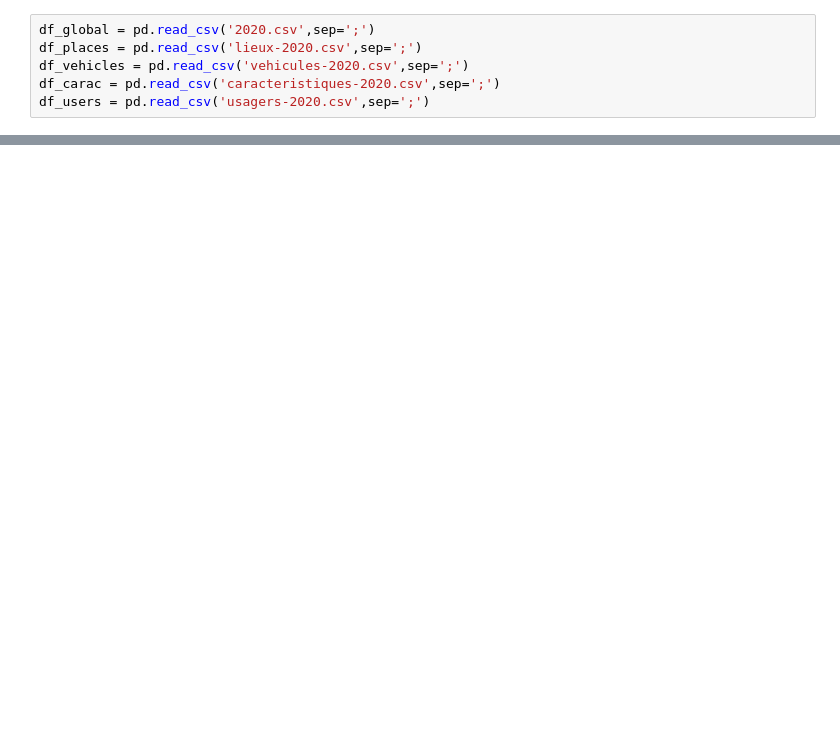
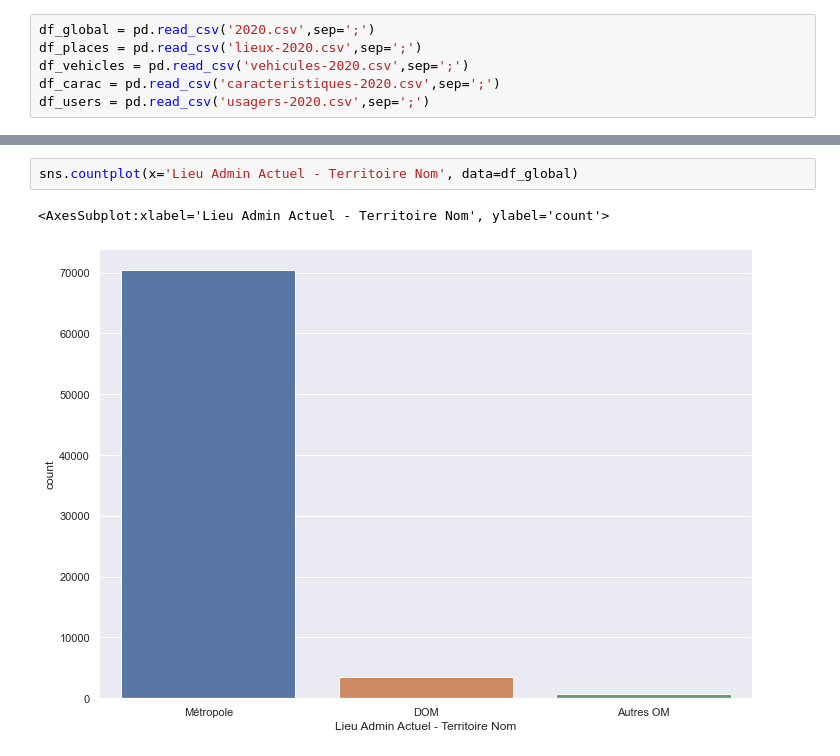
Before and after one commit to timothee-ribes/delta, a Jupyter notebook: radar_accidents/accidents.ipynb, the cells around one changed output, grey strips where cells are left out. Saved outputs shown, nothing was run; the diff lists cells and outputs as text; blank space fills up the shorter version.

```diff
--- a/radar_accidents/accidents.ipynb
+++ b/radar_accidents/accidents.ipynb
@@ -128,0 +73,5 @@ Name: date_installation, dtype: object
+# %%
+sns.countplot(x='Lieu Admin Actuel - Territoire Nom', data=df_global)
+# %% [output]
+<AxesSubplot:xlabel='Lieu Admin Actuel - Territoire Nom', ylabel='count'>
+[figure, added]
```
Also changed, not shown: parts of 20 cells of this notebook.
